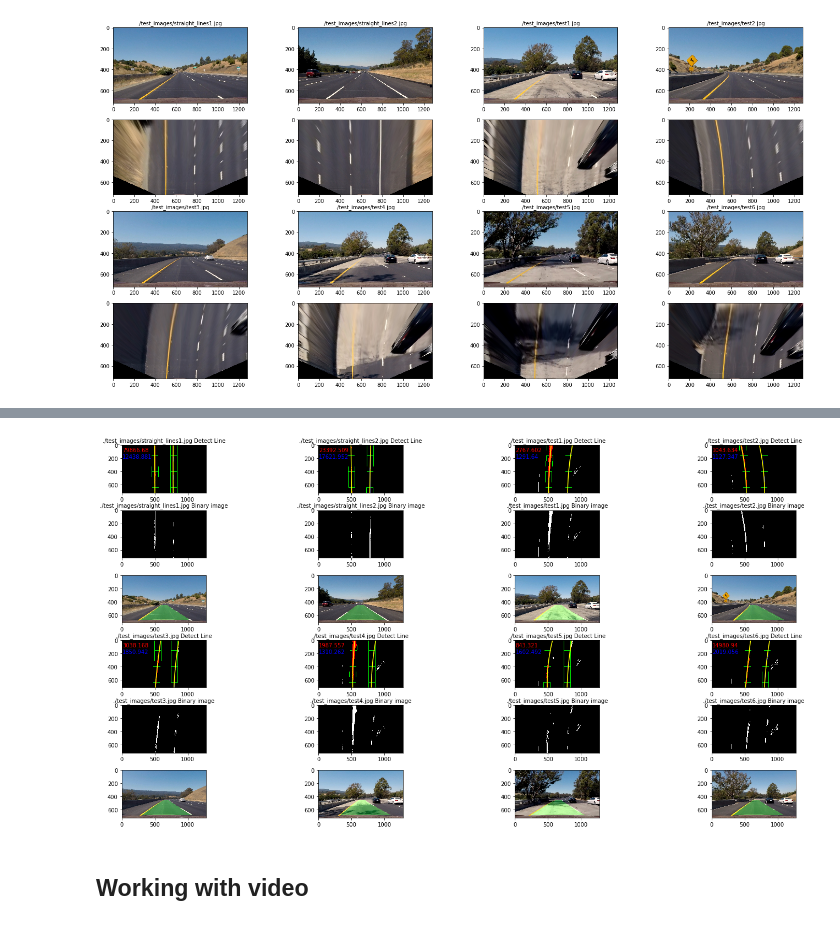
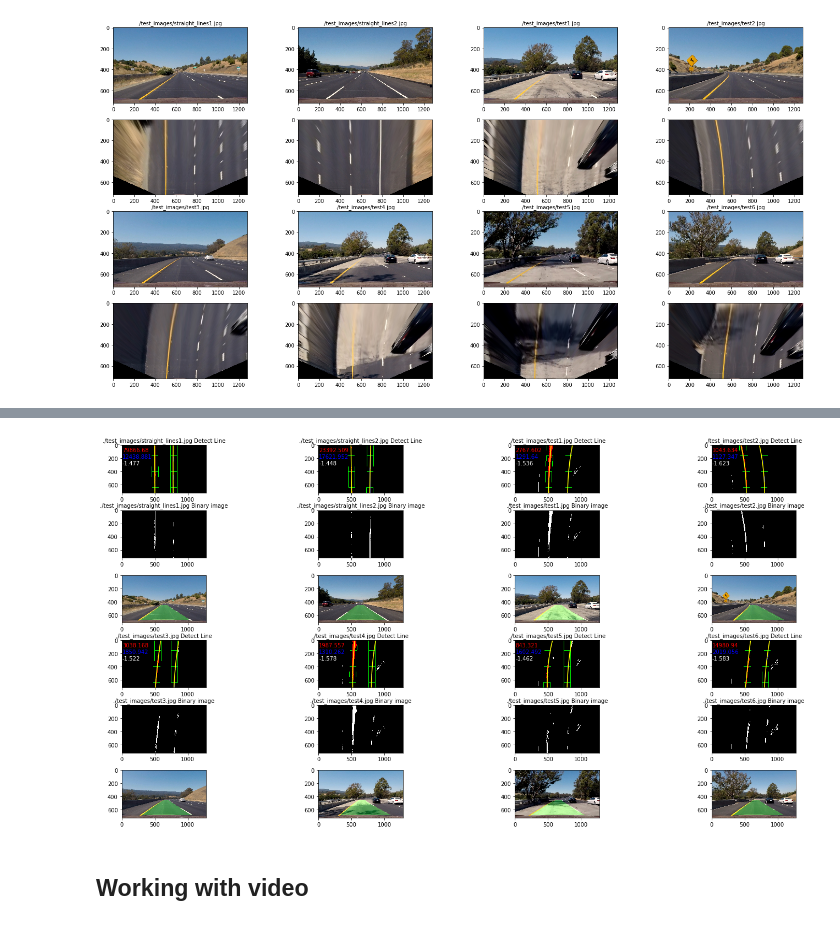
Before and after one commit to satoshikumano/CarND-Advanced-Lane-Lines-Submission, a Jupyter notebook: AdvancedLaneFinding.ipynb, the cells around one changed output, grey strips where cells are left out. Drawn from its saved outputs; the diff is of its cells as text; code cells hidden in the pictures.

```diff
--- a/AdvancedLaneFinding.ipynb
+++ b/AdvancedLaneFinding.ipynb
@@ -194,7 +202,7 @@ def convert_color(img, s_thresh=(100, 245), sx_thresh=(130, 255), dark_thresh=50
 
     return combined_binary
 # %%
-f, subs = plt.subplots(2, 4, figsize=(20,10))
+f, subs = plt.subplots(4, 4, figsize=(20,10))
 plt.tight_layout()
 for idx, fname in enumerate(test_images):
     image = cv2.imread(fname)
@@ -202,9 +210,13 @@ for idx, fname in enumerate(test_images):
     converted = convert_color(warped)
 
     if 0 <= idx and idx <= 3:
-        sub = subs[0][idx]
+        subWarped = subs[0][idx]
+        sub = subs[1][idx]
+
     else:
-        sub = subs[1][idx%4]
+        subWarped = subs[2][idx%4]
+        sub = subs[3][idx%4]
+    subWarped.imshow(cv2.cvtColor(warped, cv2.COLOR_BGR2RGB))
+    subWarped.set_title(fname)
     sub.imshow(converted, cmap='gray')
-    sub.set_title(fname)
 # %% [output]
@@ -261,6 +275,10 @@ class Line:
     def get_bottom_rightx(self):
         return self.rightx[0]
 
+    def get_center_deviation(self):
+        xm_per_pix = 3.7/700 # meters per pixel in x dimension
+        return (self.image_shape[0]/2 - (self.rightx[0] + self.leftx[0])/2) * xm_per_pix
+
     def get_curvature(self):
         y_eval = np.max(self.ploty)
         # Define conversions in x and y from pixels space to meters
@@ -292,7 +310,7 @@ class DetectedLines:
         else:
             return None
 # %%
-def find_lane2(binary_warped, last_line=None):
+def find_lane(binary_warped, last_line=None):
 
     out_img = np.dstack((binary_warped, binary_warped, binary_warped))*255
     if last_line == None:
@@ -377,35 +395,37 @@ for idx, fname in enumerate(test_images):
     undist = undist_image(image)
     warped = prepare_image(image)
     converted = convert_color(warped)
-    params = find_lane2(converted)
+    params = find_lane(converted)
     out_image = params[0]
     line = params[1]
 
     curves = line.get_curvature()
     newwarp = draw_line_undist(undist, converted, line)
     if 0 <= idx and idx <= 3:
         sub = subs[0][idx]
         subBin = subs[1][idx]
         subUnwarp = subs[2][idx]
     else:
         sub = subs[3][idx%4]
         subBin = subs[4][idx%4]
         subUnwarp = subs[5][idx%4]
 
     subBin.imshow(converted, cmap='gray')
     subBin.set_title(fname + " Binary image", fontsize=10)
 
     sub.imshow(out_image)
     sub.plot(line.left_fitx, line.ploty, color='yellow')
     sub.plot(line.right_fitx, line.ploty, color='yellow')
     sub.set_title(fname + " Detect Line", fontsize=10)
 
     sub.text(10, 100, str(round(curves[0],3)) , color="red")
     sub.text(10, 200, str(round(curves[1],3)) , color="blue")
+    dev = line.get_center_deviation()
+    sub.text(10, 300, str(round(dev,3)), color="white")
 
     subUnwarp.imshow(cv2.cvtColor(newwarp, cv2.COLOR_BGR2RGB))
 # %% [output]
-[figure, old version]
+[figure, new version]
 # %% [markdown]
 ## Working with video
 # %%
```
Also changed, not shown: parts of 6 cells of this notebook, 6 other files.
